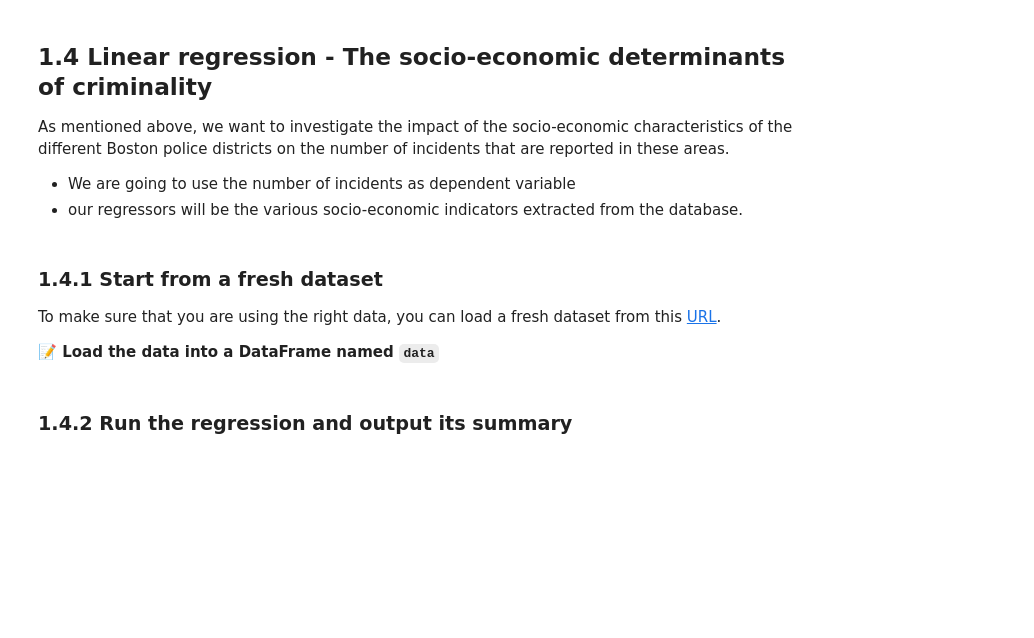
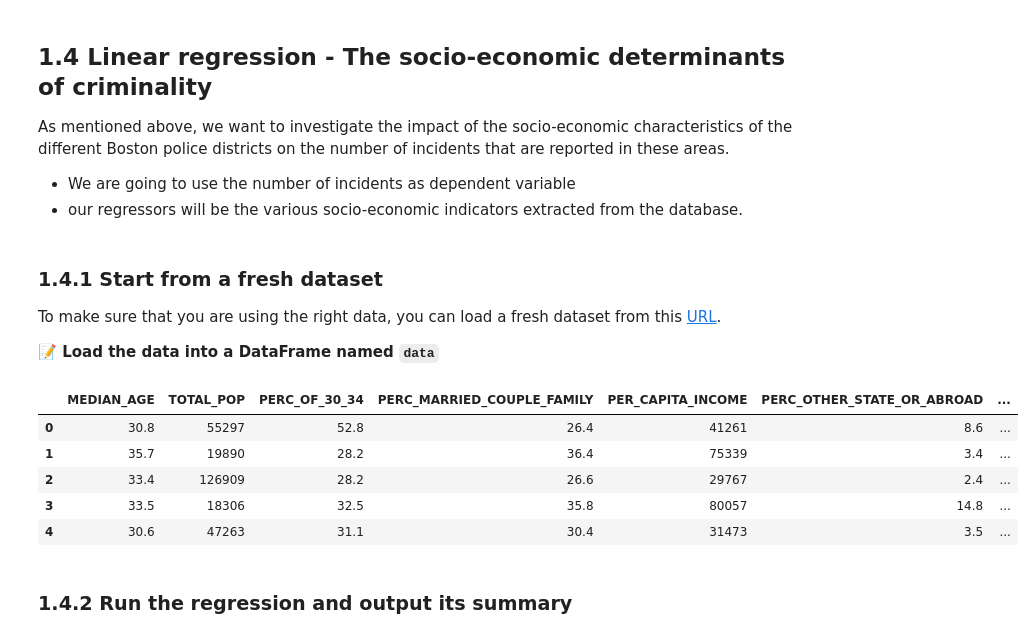
Before and after one commit to AlexandrePerdomo/data-certification-exam, a Jupyter notebook: decision_science/boston_crimes.ipynb, the cells around one changed output. Cells and saved outputs as stored; diff of their text form; code cells hidden in the pictures; blank space fills up the shorter version.

```diff
--- a/decision_science/boston_crimes.ipynb
+++ b/decision_science/boston_crimes.ipynb
@@ -182,6 +196,15 @@ To make sure that you are using the right data, you can load a fresh dataset fro
 **📝 Load the data into a DataFrame named `data`**
 # %%
 # YOUR CODE HERE
+data = pd.read_csv('data/boston_crimes_regression.csv')
+data.head()
+# %% [output]
+|  | MEDIAN_AGE | TOTAL_POP | PERC_OF_30_34 | PERC_MARRIED_COUPLE_FAMILY | PER_CAPITA_INCOME | PERC_OTHER_STATE_OR_ABROAD | ... |
+| 0 | 30.8 | 55297 | 52.8 | 26.4 | 41261 | 8.6 | ... |
+| 1 | 35.7 | 19890 | 28.2 | 36.4 | 75339 | 3.4 | ... |
+| 2 | 33.4 | 126909 | 28.2 | 26.6 | 29767 | 2.4 | ... |
+| 3 | 33.5 | 18306 | 32.5 | 35.8 | 80057 | 14.8 | ... |
+| 4 | 30.6 | 47263 | 31.1 | 30.4 | 31473 | 3.5 | ... |
 # %% [markdown]
 ### 1.4.2 Run the regression and output its summary
 # %% [markdown]
```
Also changed, not shown: parts of 7 cells of this notebook, 1 other file.
